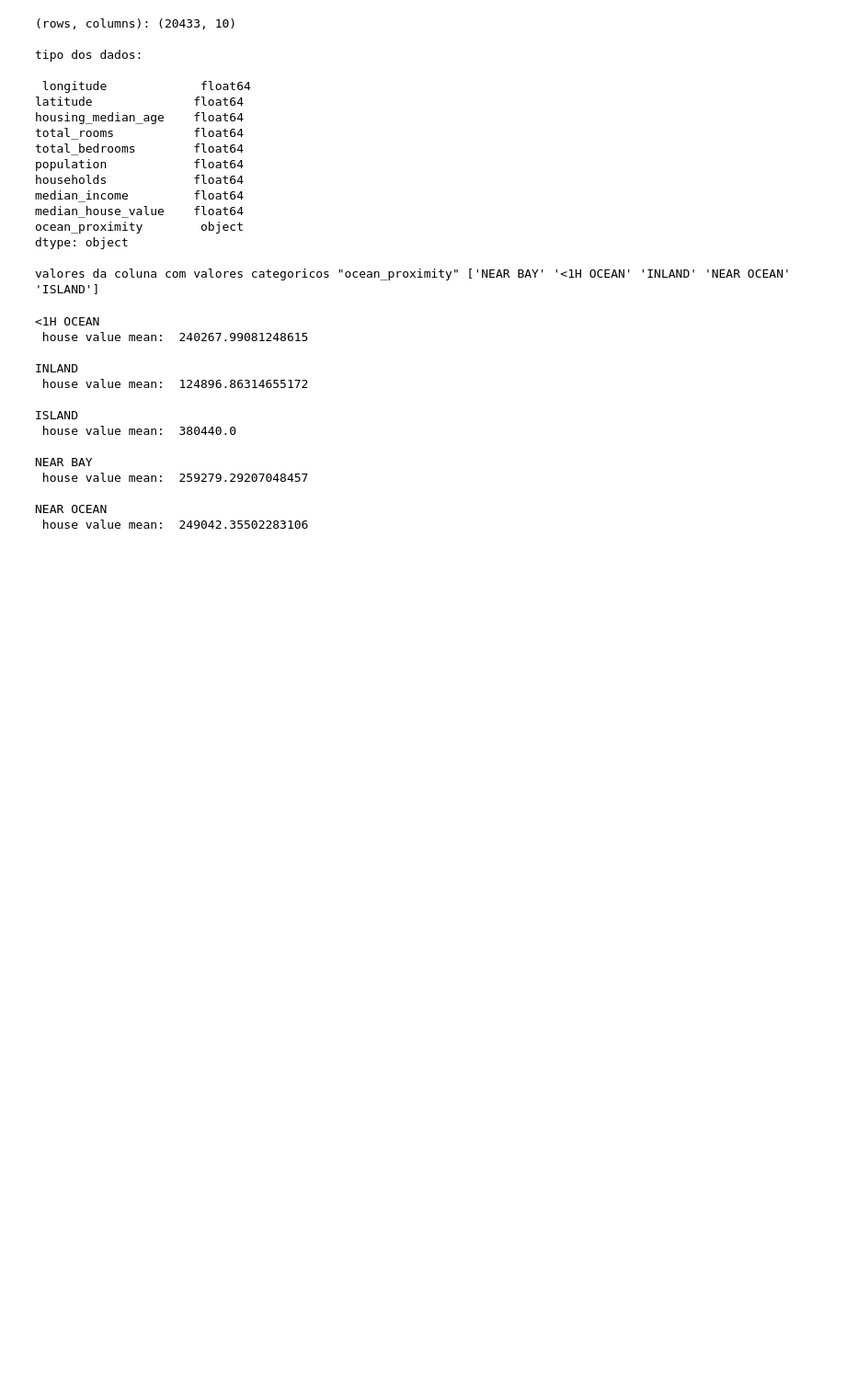
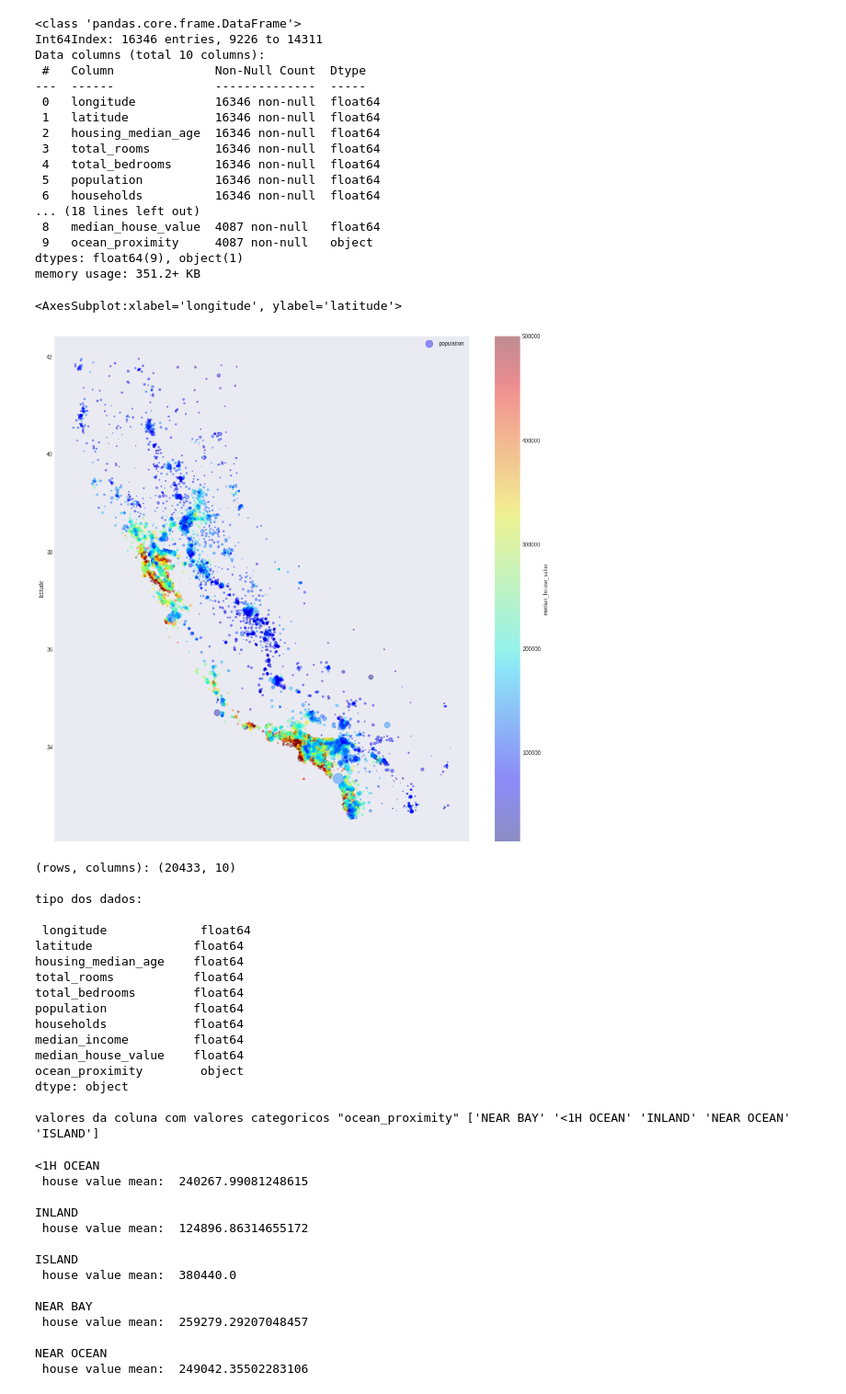
Before and after one commit to FIAP22IA/trabalho-final-python, a Jupyter notebook: trabalho.ipynb, the cells around one changed output. Shown: that part at 92% size. Drawn from its saved outputs; the diff is of its cells as text; code cells hidden in the pictures; blank space fills up the shorter version.

```diff
--- a/trabalho.ipynb
+++ b/trabalho.ipynb
@@ -61,3 +117,32 @@ table.head()
+# %%
+T = table.copy()
+X, Y = (drop_column(['median_house_value'])(T), T['ocean_proximity'])
+train_index, test_index = list(StratifiedShuffleSplit(n_splits=1, test_size=0.2, random_state=42).split(X, Y))[0]
+train_set, test_set = (T.iloc[train_index], T.iloc[test_index])
+train_set.info()
+test_set.info()
+# train, test = (T.loc[train_index], T.loc[test_index])
+train_set.plot(kind="scatter", figsize=(17, 17), x='longitude', y='latitude', alpha=0.4, s=train_set['population']/100, label='population', c="median_house_value", cmap=PP.get_cmap("jet"))
+# %% [output]
+<class 'pandas.core.frame.DataFrame'>
+Int64Index: 16346 entries, 9226 to 14311
+Data columns (total 10 columns):
+ #   Column              Non-Null Count  Dtype
+---  ------              --------------  -----
+ 0   longitude           16346 non-null  float64
+ 1   latitude            16346 non-null  float64
+ 2   housing_median_age  16346 non-null  float64
+ 3   total_rooms         16346 non-null  float64
+ 4   total_bedrooms      16346 non-null  float64
+ 5   population          16346 non-null  float64
+ 6   households          16346 non-null  float64
+... (18 lines left out)
+ 8   median_house_value  4087 non-null   float64
+ 9   ocean_proximity     4087 non-null   object
+dtypes: float64(9), object(1)
+memory usage: 351.2+ KB
+<AxesSubplot:xlabel='longitude', ylabel='latitude'>
+[figure, added]
 # %%
 # structure description
 print('(rows, columns):', table.shape, '\n')
```
Also changed, not shown: parts of 12 cells of this notebook.
